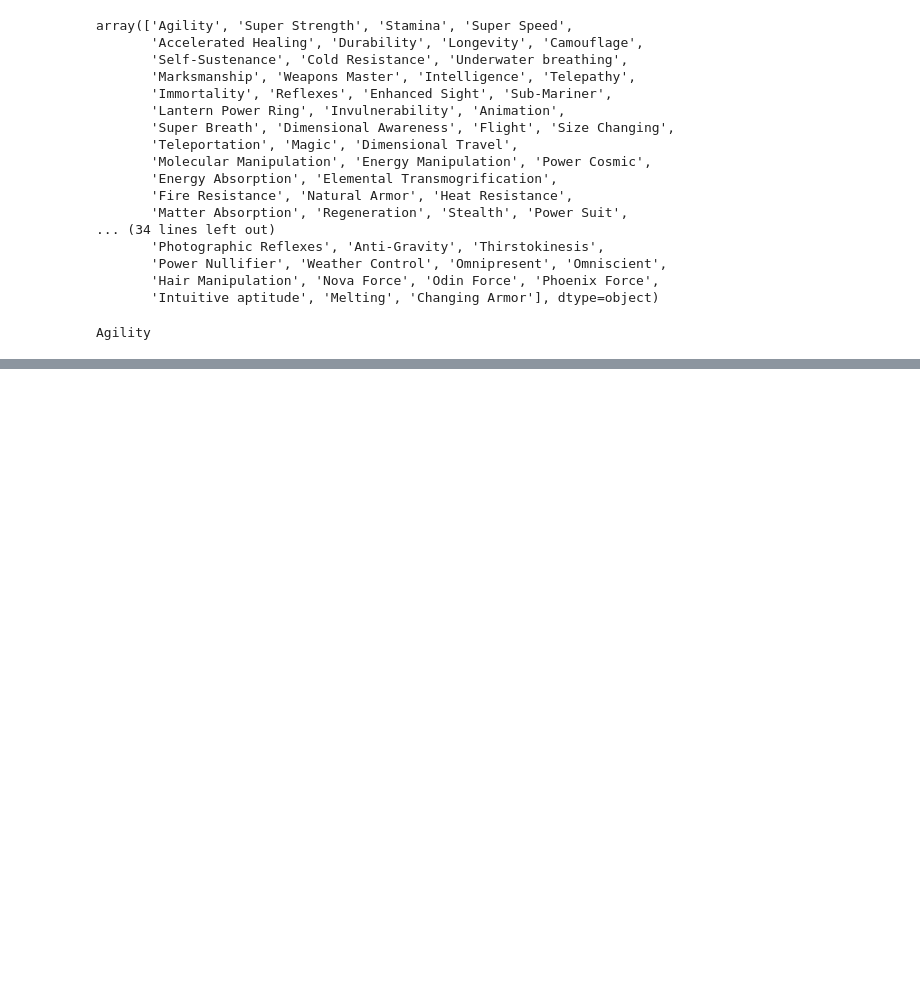
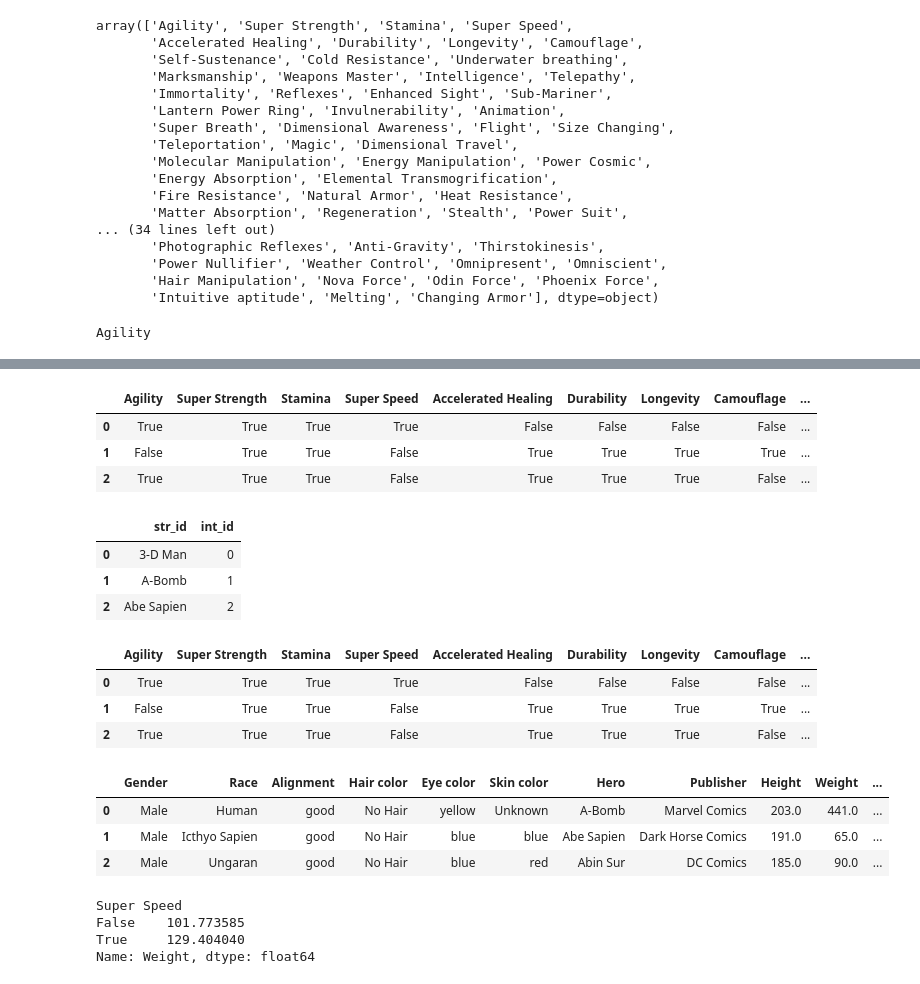
Before and after one commit to mikemenj/Assignments, a Jupyter notebook: 0130DataEnrichment/Applying_Advanced_Transformations/Applying_Advanced_Transformations .ipynb, the cells around one changed output, grey strips where cells are left out. Cells and saved outputs as stored; diff of their text form; code cells hidden in the pictures; blank space fills up the shorter version.

```diff
--- a/0130DataEnrichment/Applying_Advanced_Transformations/Applying_Advanced_Transformations .ipynb
+++ b/0130DataEnrichment/Applying_Advanced_Transformations/Applying_Advanced_Transformations .ipynb
@@ -280,0 +318,4 @@ df2.head()
+# %%
+# Zip together the unique_ids as the keys and the int_ids as the values
+id_map = dict(zip(unique_ids,int_ids))
+id_map
@@ -280,0 +361,45 @@ df2.head()
+# %%
+## overwriting the original id column
+df2['id'] = df2['hero_names'].replace(id_map)
+df2 = df2.drop(columns=['hero_names'])
+df2.head(3)
+# %% [output]
+|  | Agility | Super Strength | Stamina | Super Speed | Accelerated Healing | Durability | Longevity | Camouflage | ... |
+| 0 | True | True | True | True | False | False | False | False | ... |
+| 1 | False | True | True | False | True | True | True | True | ... |
+| 2 | True | True | True | False | True | True | True | False | ... |
+# %%
+# Using pd.DataFrame and a dictionary
+id_lookup = pd.DataFrame({'str_id': id_map.keys(),
+                         'int_id':id_map.values()})
+id_lookup.head(3)
+# %% [output]
+|  | str_id | int_id |
+| 0 | 3-D Man | 0 |
+| 1 | A-Bomb | 1 |
+| 2 | Abe Sapien | 2 |
+# %%
+## example merge with our 2 dataframes
+merged = pd.merge(df, id_lookup, left_on='id', right_on='int_id', how='inner')
+merged.head(3)
+# %% [output]
+|  | Agility | Super Strength | Stamina | Super Speed | Accelerated Healing | Durability | Longevity | Camouflage | ... |
+| 0 | True | True | True | True | False | False | False | False | ... |
+| 1 | False | True | True | False | True | True | True | True | ... |
+| 2 | True | True | True | False | True | True | True | False | ... |
+# %%
+## example merge with our 2 dataframes
+merged = pd.merge(df1, merged, left_on='Hero', right_on='str_id', how='inner')
+merged.head(3)
+# %% [output]
+|  | Gender | Race | Alignment | Hair color | Eye color | Skin color | Hero | Publisher | Height | Weight | ... |
+| 0 | Male | Human | good | No Hair | yellow | Unknown | A-Bomb | Marvel Comics | 203.0 | 441.0 | ... |
+| 1 | Male | Icthyo Sapien | good | No Hair | blue | blue | Abe Sapien | Dark Horse Comics | 191.0 | 65.0 | ... |
+| 2 | Male | Ungaran | good | No Hair | blue | red | Abin Sur | DC Comics | 185.0 | 90.0 | ... |
+# %%
+merged.groupby('Super Speed')['Weight'].mean()
+# %% [output]
+Super Speed
+False    101.773585
+True     129.404040
+Name: Weight, dtype: float64
```
Also changed, not shown: parts of 15 cells of this notebook, 1 other file.
